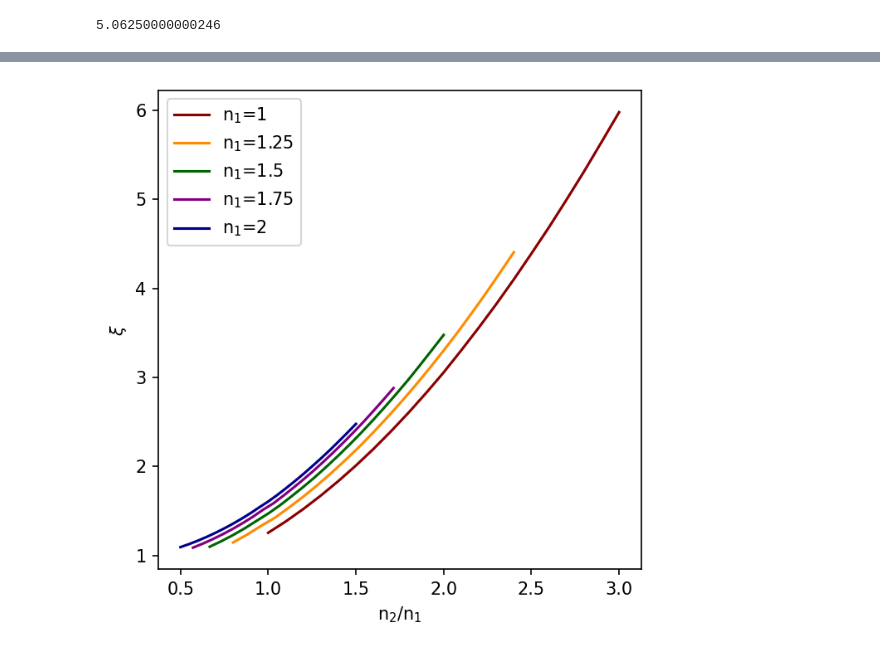
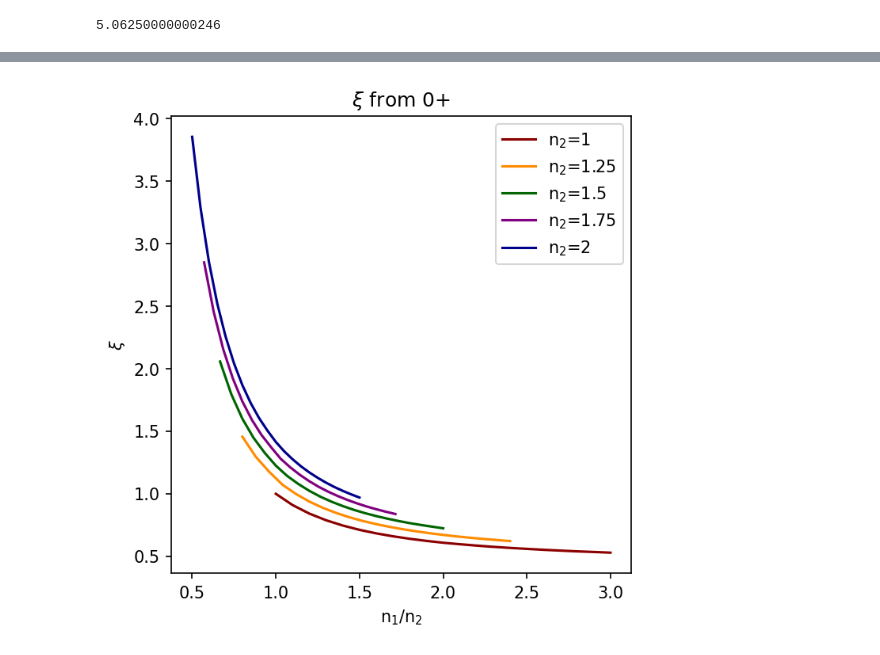
Before and after one commit to UTA-NURES/OrientationPaperSI, a Jupyter notebook: MakePlots.ipynb, the cells around one changed output, grey strips where cells are left out. Cells and saved outputs as stored; diff of their text form; code cells hidden in the pictures.

```diff
--- a/MakePlots.ipynb
+++ b/MakePlots.ipynb
@@ -185,13 +185,12 @@ totpower_theory_down=[]
 theory_deltas=np.arange(0,3001,1)
 for i in theory_deltas:
     delta=i*1e-9
-    pow_dipabove_up=Power_dipoleside(nair,nglass , k ,delta,p_vec,phi,thetas)
+
     pow_dipabove_down=Power_opositeside(nair,nglass , k ,delta,p_vec,phi,thetas)
-    pow_dipbelow_down=Power_dipoleside(nglass,nair , k ,delta,p_vec,phi,thetas)
-    pow_dipbelow_up=Power_opositeside(nglass, nair, k ,delta,p_vec,phi,thetas)
+    pow_dipbelow_down=Power_dipoleside( nglass,nair , k ,delta,p_vec,phi,thetas)
 
-    totpower_theory_down.append(2.*np.pi*sum(np.abs(np.sin(thetas))*np.abs(pow_dipbelow_down))/len(thetas))
-    totpower_theory_up.append(2.*np.pi*sum(np.abs(np.sin(thetas))*np.abs(pow_dipabove_down))/len(thetas))
+    totpower_theory_down.append(2.*np.pi*sum(np.abs(np.sin(thetas))*np.abs(pow_dipbelow_down))*(np.pi/(2*len(thetas))))
+    totpower_theory_up.append(  2.*np.pi*sum(np.abs(np.sin(thetas))*np.abs(pow_dipabove_down))*(np.pi/(2*len(thetas))))
 
 experiment_deltas=np.arange(0,1001,25)
 # %%
@@ -386,0 +366,5 @@ list(refind1.keys())
+# %%
+vals=[1,1.25,1.5,1.75,2]
+norm_rind10, dat=GetPowerFromComsolFile("Data/Export_Power_spheres_denominators_allRind_10000.txt",vals)
+norm_rind15, dat=GetPowerFromComsolFile("Data/Export_Power_spheres_denominators_allRind_15000.txt",vals)
+norm_rind20, dat=GetPowerFromComsolFile("Data/Export_Power_spheres_denominators_allRind_20000.txt",vals)
@@ -486,48 +459,33 @@ array([0.00000000e+00, 2.51831099e-06, 1.00732772e-05, 2.26649982e-05,
 # %%
 plt.figure(figsize=(5,5),dpi=150)
 indices=np.arange(1,3.1,0.1)+1e-6
+cols={"1":"DarkRed",
+    "1.25":"DarkOrange",
+    "1.5":"DarkGreen",
+    "1.75":"purple",
+    "2":"DarkBlue"}
 
+for n2 in ["1","1.25","1.5","1.75","2"]:
 
+    refind, dat =GetPowerFromComsolFile("Data/Export_Power_refindices_"+n2+".txt",indices)
+    totpower_theory_down_ns=[]
+    for n1 in refind.keys():
+        pow_dipabove_down=Power_opositeside(float(n2),float(n1)+1e-6, k ,0,p_vec,phi,thetas)
+        totpower_theory_down_ns.append(2.*np.pi*sum(np.abs(np.sin(thetas))*np.abs(pow_dipabove_down))*(np.pi/(2*len(thetas))))
 
-refind1, dat =GetPowerFromComsolFile("Data/Export_Power_refindices_1.txt",indices)
-totpower_theory_down_ns=[]
-for n1 in refind1.keys():
-    pow_dipbelow_down=Power_dipoleside(n1+1e-6,1 , k ,0,p_vec,phi,thetas)
-    totpower_theory_down_ns.append(2.*np.pi*sum(np.abs(np.sin(thetas))*np.abs(pow_dipbelow_down))/len(thetas))
-plt.plot(refind1.keys(),(np.array(list(refind1.values()))*np.array(list(refind1.keys()))/(normsphere["1_25"]*np.array(totpower_theory_down_ns)))**0.5,label='n$_1$=1',color='DarkRed')
-totpower_theory_down_ns=[]
-refind1p2, dat =GetPowerFromComsolFile("Data/Export_Power_refindices_1.25.txt",indices)
-for n1 in refind1p2.keys():
-    pow_dipbelow_down=Power_dipoleside(n1+1e-6,1.25 , k ,0,p_vec,phi,thetas)
-    totpower_theory_down_ns.append(2.*np.pi*sum(np.abs(np.sin(thetas))*np.abs(pow_dipbelow_down))/len(thetas))
-plt.plot(np.array(list(refind1p25.keys()))/1.25,(np.array(list(refind1p25.values()))*np.array(list(refind1p25.keys()))/(normsphere["1_25"]*np.array(totpower_theory_down_ns)))**0.5,label='n$_1$=1.25',color='DarkOrange')
-totpower_theory_down_ns=[]
-refind1p5, dat =GetPowerFromComsolFile("Data/Export_Power_refindices_1.5.txt",indices)
-for n1 in refind1p5.keys():
-    pow_dipbelow_down=Power_dipoleside(n1+1e-6,1.5 , k ,0,p_vec,phi,thetas)
-    totpower_theory_down_ns.append(2.*np.pi*sum(np.abs(np.sin(thetas))*np.abs(pow_dipbelow_down))/len(thetas))
-plt.plot(np.array(list(refind1p5.keys()))/1.5,(np.array(list(refind1p5.values()))*np.array(list(refind1p5.keys()))/(normsphere["1_25"]*np.array(totpower_theory_down_ns)))**0.5,label='n$_1$=1.5',color='DarkGreen')
-totpower_theory_down_ns=[]
-refind1p75, dat =GetPowerFromComsolFile("Data/Export_Power_refindices_1.75.txt",indices)
-for n1 in refind1p75.keys():
-    pow_dipbelow_down=Power_dipoleside(n1+1e-6,1.75 , k ,0,p_vec,phi,thetas)
-    totpower_theory_down_ns.append(2.*np.pi*sum(np.abs(np.sin(thetas))*np.abs(pow_dipbelow_down))/len(thetas))
-plt.plot(np.array(list(refind1p75.keys()))/1.75,(np.array(list(refind1p75.values()))*np.array(list(refind1p75.keys()))/(normsphere["1_25"]*np.array(totpower_theory_down_ns)))**0.5,label='n$_1$=1.75',color='purple')
+    pow_dipabove_down_norm=Power_opositeside(float(n2)+1e-6,float(n2) , k ,0,p_vec,phi,thetas)
+    totpower_theory_down_norm=2.*np.pi*sum(np.abs(np.sin(thetas))*np.abs(pow_dipabove_down_norm))*(np.pi/(2*len(thetas)))
 
-
-totpower_theory_down_ns=[]
-refind2, dat =GetPowerFromComsolFile("Data/Export_Power_refindices_2.txt",indices)
-for n1 in refind2.keys():
-    pow_dipbelow_down=Power_dipoleside(n1+1e-6,2 , k ,0,p_vec,phi,thetas)
-    totpower_theory_down_ns.append(2.*np.pi*sum(np.abs(np.sin(thetas))*np.abs(pow_dipbelow_down))/len(thetas))
-plt.plot(np.array(list(refind2.keys()))/2,(np.array(list(refind2.values()))*np.array(list(refind2.keys()))/(normsphere["1_25"]*np.array(totpower_theory_down_ns)))**0.5,label='n$_1$=2',color='DarkBlue')
+    n1s=np.array(list(refind.keys()))
+    Ps=np.array(list(refind.values()))*n1s
+    plt.plot(n1s/float(n2),((2*Ps/norm_rind10[float(n2)])/(np.array(totpower_theory_down_ns)/totpower_theory_down_norm))**0.5,label='n$_2$='+n2,color=cols[n2])
 
 ns=np.linspace(1,3,100)
-totpower_theory_down_ns=[]
 
-plt.xlabel(r"n$_2$/n$_1$")
+plt.xlabel(r"n$_1$/n$_2$")
 plt.ylabel(r"$\xi$")
-plt.legend(loc='upper left')
+plt.legend(loc='upper right')
+plt.title(r"$\xi$ from 0+")
 vars=np.arange(1,3,0.01)
 # %% [output]
-[figure, old version]
+[figure, new version]
```
Also changed, not shown: parts of 17 cells of this notebook, 3 other files.
